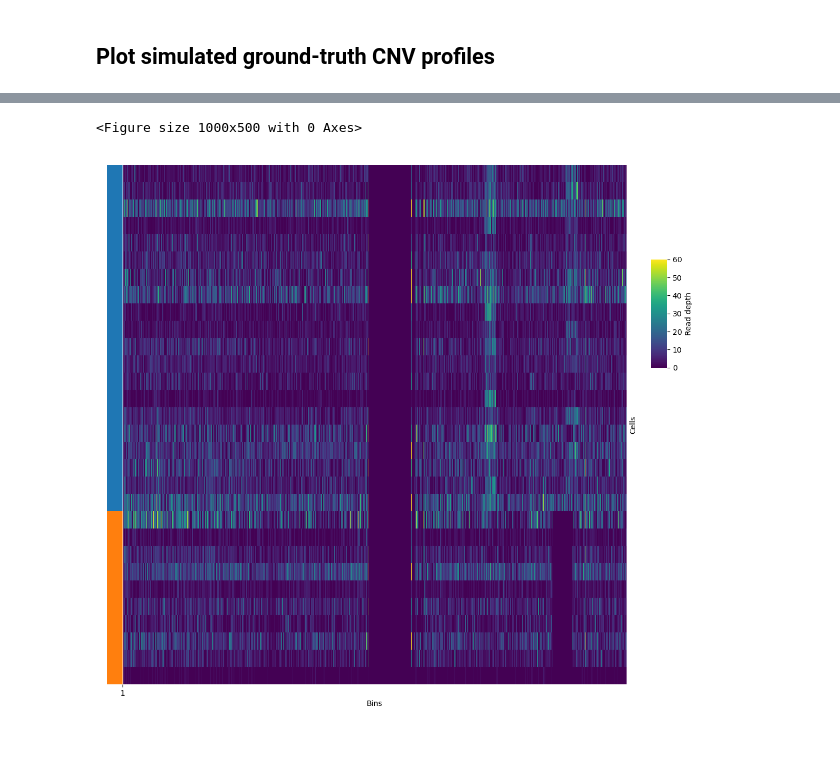
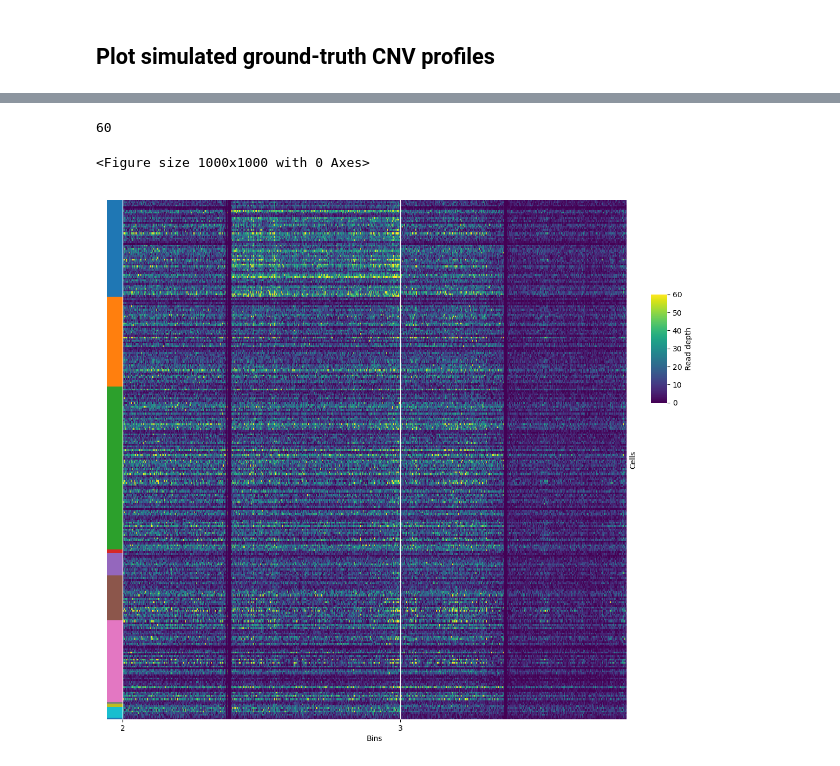
Before and after one commit to eunseos/cnv_simulator, a Jupyter notebook: notebooks/cnv_profile_plots.ipynb, the cells around one changed output, grey strips where cells are left out. Cells and saved outputs as stored; diff of their text form; code cells hidden in the pictures.

```diff
--- a/notebooks/cnv_profile_plots.ipynb
+++ b/notebooks/cnv_profile_plots.ipynb
@@ -12,7 +12,7 @@ BAMDIR = f"{BASEDIR}/synthetic_bams_2"
 # %% [markdown]
 ## Define paths and read in files
 # %%
-test_name = "minitest_c2_1"
+test_name = "cinner_def1_2"
 group_name = ""
 bin_size = 5000
 
@@ -26,9 +26,11 @@ if group_name == "":
     cnv_profile_df = pd.read_csv(f"{BAMDIR}/{test_name}/{test_name}_cell_profile.tsv", sep="\t")
 else:
     cnv_profile_df = pd.read_csv(f"{BAMDIR}/{test_name}/{test_name}_{group_name}_cnv_profile.tsv", sep="\t")
+cnv_profile_df["chr"] = cnv_profile_df["chr"].astype(str)
 
-data_cnv_profile_df = cnv_profile_df.loc[cnv_profile_df["chr"] != 0]
-clone_cnv_profile_df = cnv_profile_df.loc[cnv_profile_df["chr"] == 0]
+
+data_cnv_profile_df = cnv_profile_df.loc[cnv_profile_df["chr"] != "0"]
+clone_cnv_profile_df = cnv_profile_df.loc[cnv_profile_df["chr"] == "0"]
 clone_cell_count_lst = [
     len(row["cell_barcode"].split(","))
     for _, row in clone_cnv_profile_df.iloc[1:].iterrows()
@@ -36,10 +38,16 @@ clone_cell_count_lst = [
 print(f"Number of clones: {len(clone_cell_count_lst)}")
 print(f"Number of cells in each clone: {clone_cell_count_lst}")
 
+# Get centromere locations
+centromere_pos = pd.read_csv(f"{DATADIR}/genome_gaps.tsv", sep = "\t")
+centromere_pos = centromere_pos[centromere_pos["type"] == "centromere"]
+centromere_pos["chrom"] = centromere_pos["chrom"].str.replace("chr", "")
+centromere_pos = centromere_pos[["chrom", "chromStart", "chromEnd"]].reset_index(drop=True)
+
 # Get cell barcode to index mapping
 baseline_barcodes_str = cnv_profile_df[cnv_profile_df["clone"] == -1]["cell_barcode"].iloc[0]
 baseline_barcodes = [x.strip() for x in baseline_barcodes_str.split(",")]
-cell_idx_map = {cell_barcode: i for i, cell_barcode in enumerate(baseline_barcodes)}
+cell_idx_map= {cell_barcode: i for i, cell_barcode in enumerate(baseline_barcodes)}
 
 # Get cell barcodes for each clone
 clone_cell_id_dict = {}
@@ -229,14 +329,19 @@ Saved figure to /data1/shahs3/users/sunge/cnv_simulator/synthetic_bams_2/minites
 # %%
+all_clones = data_cnv_profile_df["clone"].unique()
+all_chr = data_cnv_profile_df["chr"].unique()
+
 plot_read_depth_heatmap(
     read_depth_mat,
     clone_cell_idx_dict,
-    clone_lst = [0, 1],
+    clone_lst = all_clones,
     bins = bins,
-    bin_mult = 1,
-    chr_lst = ["1"],
+    bin_mult = 2,
+    chr_lst = all_chr,
+    region_range = None,
     vmax = 60,
     save = True
 )
 # %% [output]
-<Figure size 1000x500 with 0 Axes>
+60
+<Figure size 1000x1000 with 0 Axes>
-[figure, old version]
+[figure, new version]
```
Also changed, not shown: parts of 11 cells of this notebook, 33 other files.
